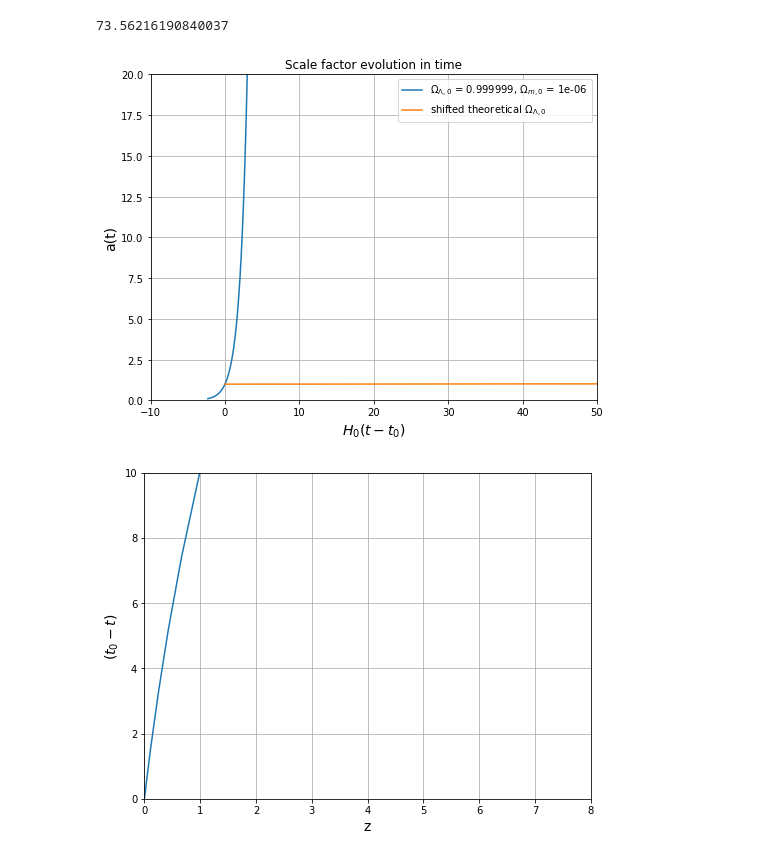
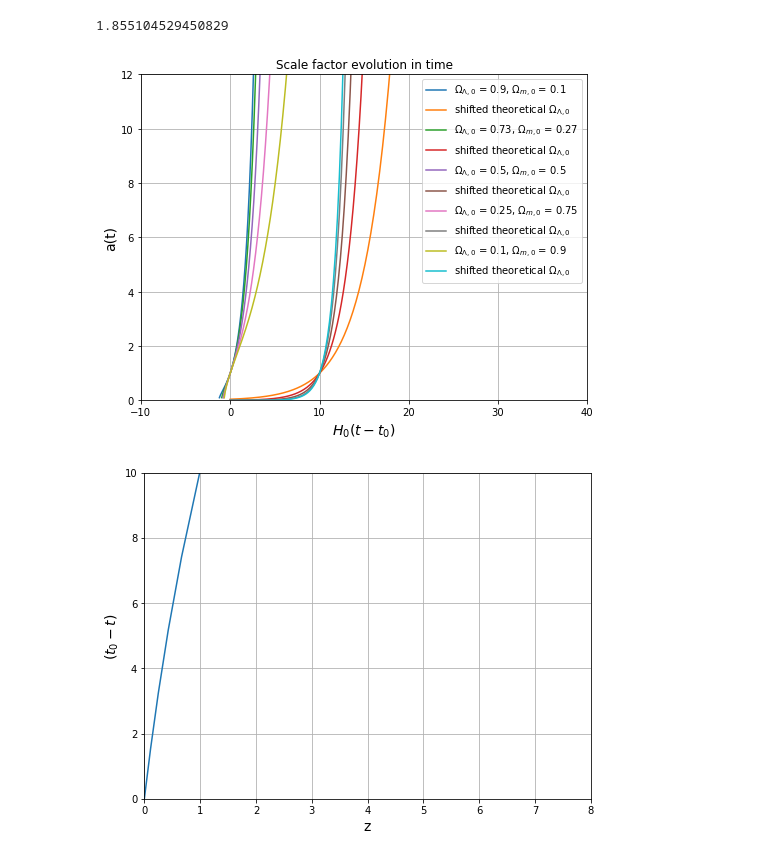
Before and after one commit to diodeamy/cosmo-bunnies, a Jupyter notebook: playverses.ipynb, the cells around one changed output. Drawn from its saved outputs; the diff is of its cells as text; code cells hidden in the pictures.

```diff
--- a/playverses.ipynb
+++ b/playverses.ipynb
@@ -31,7 +31,7 @@ def compute_a_and_t(om_m0, om_lam0, iterations):
     Mpc = 3.085677581e-19 # kms
     km = 1
 #     Gyr= 3.1536e16 # seconds
-    H0 = (H * 3.08e-19*3.15e16)/10
+    H0 = (H * 3.08e-19*3.15e16)
 
     t0 = ((quad(integrand,0, 1, args=(om_m0, om_lam0)))[0]) / H0
 
@@ -51,52 +51,52 @@ def compute_a_and_t(om_m0, om_lam0, iterations):
 # %%
 final_results = []
 
-for (om_mat, om_lam) in [(0.000001, 0.999999)]:
+for (om_mat, om_lam) in [(0.1, 0.9), (0.27, 0.73), (0.5,0.5), (0.75, 0.25), (0.9,0.1)]:
     (a_s, t_s, H0, t0) = compute_a_and_t(om_mat, om_lam, 1000)
 
     data = {"om_mat": om_mat, "om_lam": om_lam, "a": a_s, "t": t_s, "h": H0, "tzero": t0}
 
     final_results.append(data)
-# %%
-final_results[0]["h"]
-final_results[0]["tzero"]
-# %% [output]
-73.56216190840037
-# %%
-def EdS_verse(t):
-
-    return np.sign(t) * (np.abs(t)** (2/3))
-
-def lamdom(t):
-
-    return np.exp(t)
-
-def generic(t, om_lam):
-
-    return np.exp((np.sqrt(1-om_lam))* t/3)
+# %%
+final_results[0]["h"]
+final_results[0]["tzero"]
+# %% [output]
+1.855104529450829
+# %%
+def EdS_verse(t):
+
+    return np.sign(t) * (np.abs(t)** (2/3))
+
+def lamdom(t):
+
+    return np.exp(t)
+
+def generic(t, om_lam):
+
+    return np.exp(3*(np.sqrt(1-om_lam))* t/3)
 # %%
 fig = plt.figure(figsize=(8, 6))
 plt.title("Scale factor evolution in time")
 plt.xlabel(r"$H_0 (t-t_0)$", fontsize = 14)
 plt.ylabel("a(t)",fontsize = 14)
 plt.grid(True)
-plt.xlim(-10,50)
-plt.ylim(0,20)
+plt.xlim(-10,40)
+plt.ylim(0,12)
 
 pyomlam = (r"$\Omega_{\Lambda,0}$")
 pyommat = (r"$\Omega_{m, 0}$")
 
 
 for result in final_results:
     plt.plot(result["h"] * (np.array(result["t"]) - result["tzero"]), np.array(result["a"]),
             label = "{pyomlam} = {om_lam}, {pyommat} = {om_mat}".format(
                 pyomlam = pyomlam, om_lam = result["om_lam"], pyommat = pyommat, om_mat = result["om_mat"]))
 
     plt.plot(np.linspace(-10, 100, 1000) +10, generic(np.linspace(-10, 100, 1000), result["om_lam"]), label = "shifted theoretical {pyomlam}".format(
     pyomlam = pyomlam))
     plt.legend()
 # %% [output]
-[figure, old version]
+[figure, new version]
 # %%
 fig = plt.figure(figsize = (8,6))
 plt.xlim(0,8)
```
Also changed, not shown: parts of 3 cells of this notebook.
